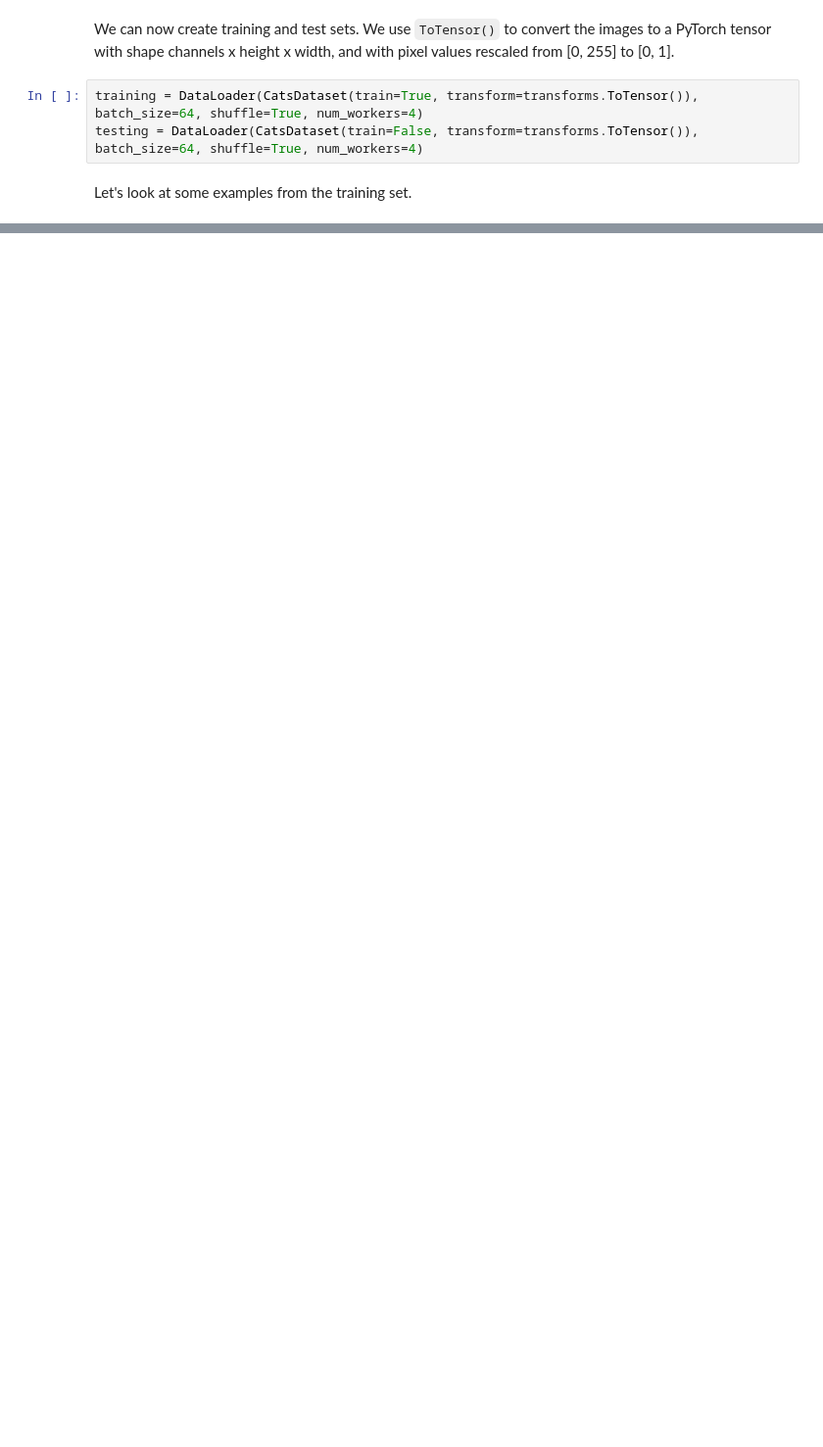
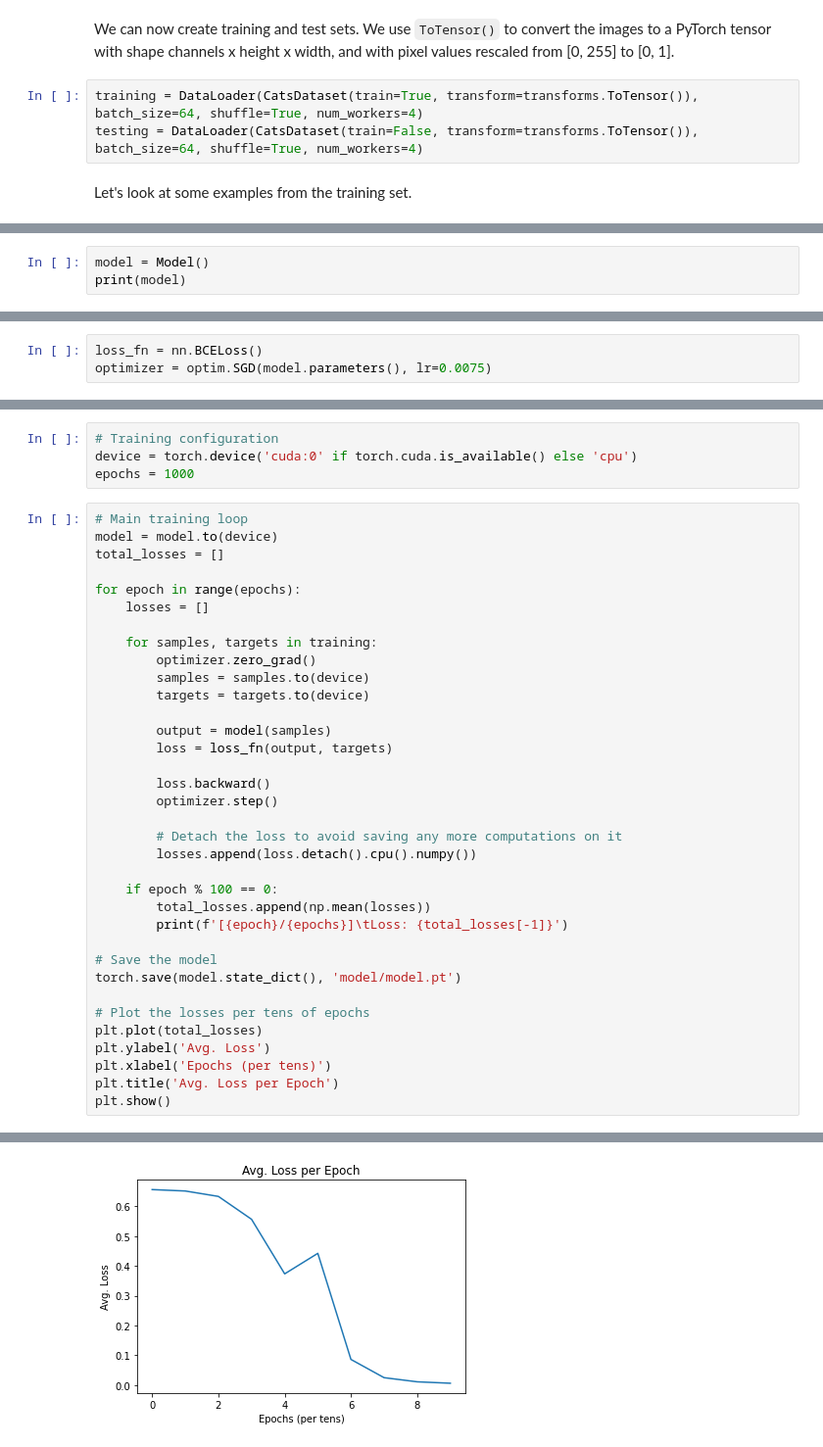
Before and after one commit to rey-allan/deep-learning-mini-projects, a Jupyter notebook: feed_forward/cat_classification.ipynb, the cells around one changed output, grey strips where cells are left out. Shown at 98% size. Cells and saved outputs as stored; diff of their text form; blank space fills up the shorter version.

Commit message:
Implement model, training & testing for cat classification
This completes the implementation of this mini-project

```diff
--- a/feed_forward/cat_classification.ipynb
+++ b/feed_forward/cat_classification.ipynb
@@ -72,0 +110,3 @@ plt.imshow(np.transpose(vutils.make_grid(batch[0], padding=2, normalize=True), (
+# %%
+model = Model()
+print(model)
@@ -72,0 +131,3 @@ plt.imshow(np.transpose(vutils.make_grid(batch[0], padding=2, normalize=True), (
+# %%
+loss_fn = nn.BCELoss()
+optimizer = optim.SGD(model.parameters(), lr=0.0075)
@@ -72,0 +138,40 @@ plt.imshow(np.transpose(vutils.make_grid(batch[0], padding=2, normalize=True), (
+# %%
+# Training configuration
+device = torch.device('cuda:0' if torch.cuda.is_available() else 'cpu')
+epochs = 1000
+# %%
+# Main training loop
+model = model.to(device)
+total_losses = []
+
+for epoch in range(epochs):
+    losses = []
+
+    for samples, targets in training:
+        optimizer.zero_grad()
+        samples = samples.to(device)
+        targets = targets.to(device)
+
+        output = model(samples)
+        loss = loss_fn(output, targets)
+
+        loss.backward()
+        optimizer.step()
+
+        # Detach the loss to avoid saving any more computations on it
+        losses.append(loss.detach().cpu().numpy())
+
+    if epoch % 100 == 0:
+        total_losses.append(np.mean(losses))
+        print(f'[{epoch}/{epochs}]\tLoss: {total_losses[-1]}')
+
+# Save the model
+torch.save(model.state_dict(), 'model/model.pt')
+
+# Plot the losses per tens of epochs
+plt.plot(total_losses)
+plt.ylabel('Avg. Loss')
+plt.xlabel('Epochs (per tens)')
+plt.title('Avg. Loss per Epoch')
+plt.show()
+# %% [output]
@@ -72,0 +188 @@ plt.imshow(np.transpose(vutils.make_grid(batch[0], padding=2, normalize=True), (
+[figure, added]
```
Also changed, not shown: parts of 14 cells of this notebook, 2 other files.
